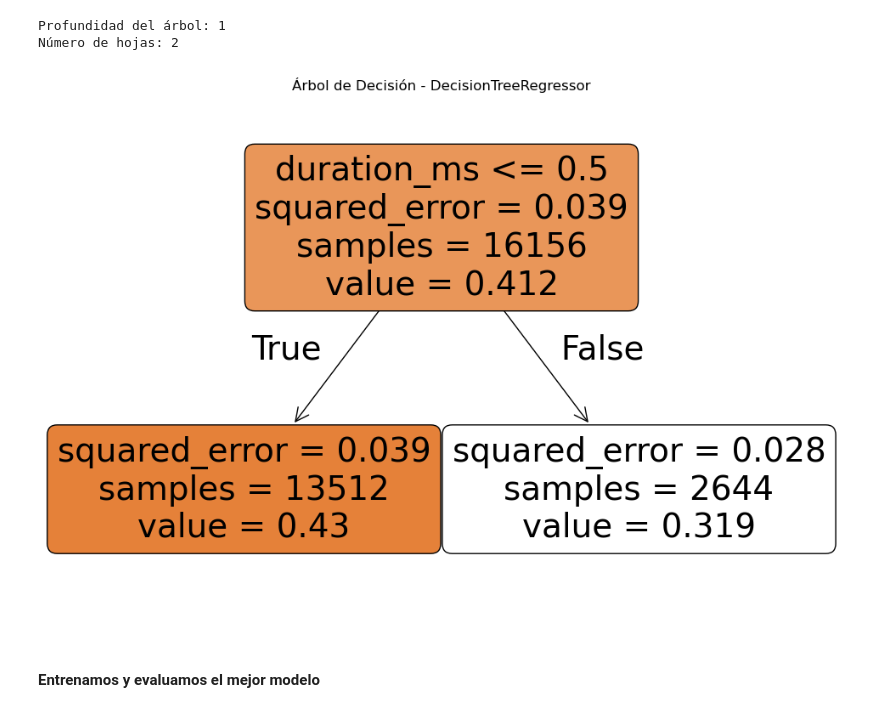
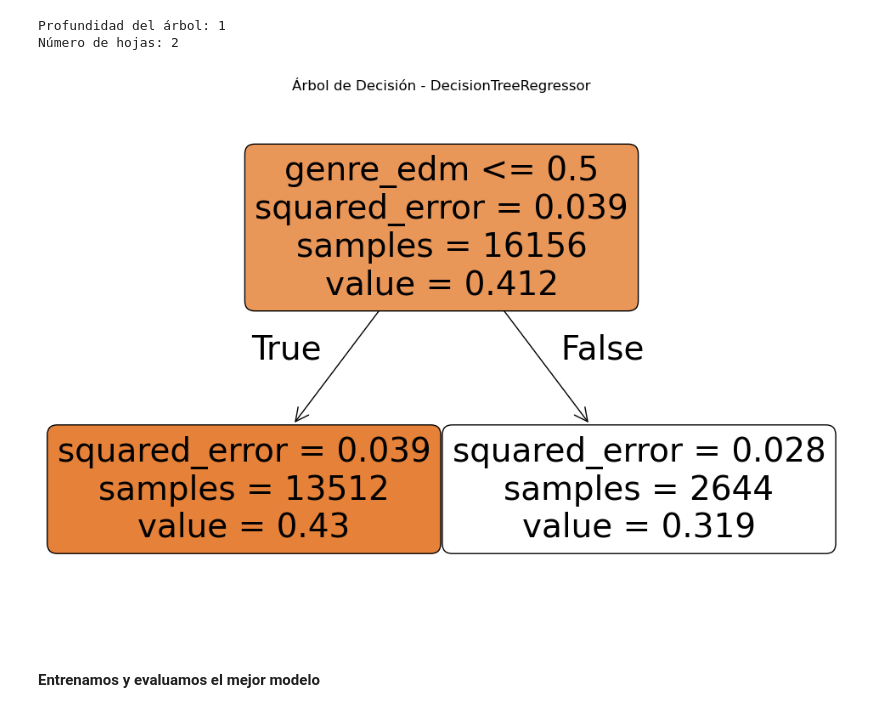
Before and after one commit to mlmicozzi/SPOTIFY, a Jupyter notebook: decisionTreeRegressor.ipynb, the cells around one changed output. Cells and saved outputs as stored; diff of their text form; code cells hidden in the pictures.

```diff
--- a/decisionTreeRegressor.ipynb
+++ b/decisionTreeRegressor.ipynb
@@ -148,15 +148,20 @@ print(f"Número de hojas: {tree_n_leaves}")
 # %% [output]
 Profundidad del árbol: 1
 Número de hojas: 2
+# %%
+features = ['danceability', 'energy', 'loudness',
+       'mode', 'speechiness', 'acousticness', 'instrumentalness', 'liveness',
+       'valence', 'tempo', 'duration_ms', 'year', 'genre_edm', 'genre_latin',
+       'genre_pop', 'genre_r&b', 'genre_rap', 'genre_rock']
 # %%
 #Gráficamos el árbol
 plt.close('all')
 plt.figure(figsize=(12, 8))
-plot_tree(best_model, filled=True, feature_names=df_scaled.columns, rounded=True)
+plot_tree(best_model, filled=True, feature_names=features, rounded=True)
 plt.title("Árbol de Decisión - DecisionTreeRegressor")
 plt.show()
 # %% [output]
-[figure, old version]
+[figure, new version]
 # %% [markdown]
 #### Entrenamos y evaluamos el mejor modelo
 # %%
```
Also changed, not shown: parts of 2 cells of this notebook.
